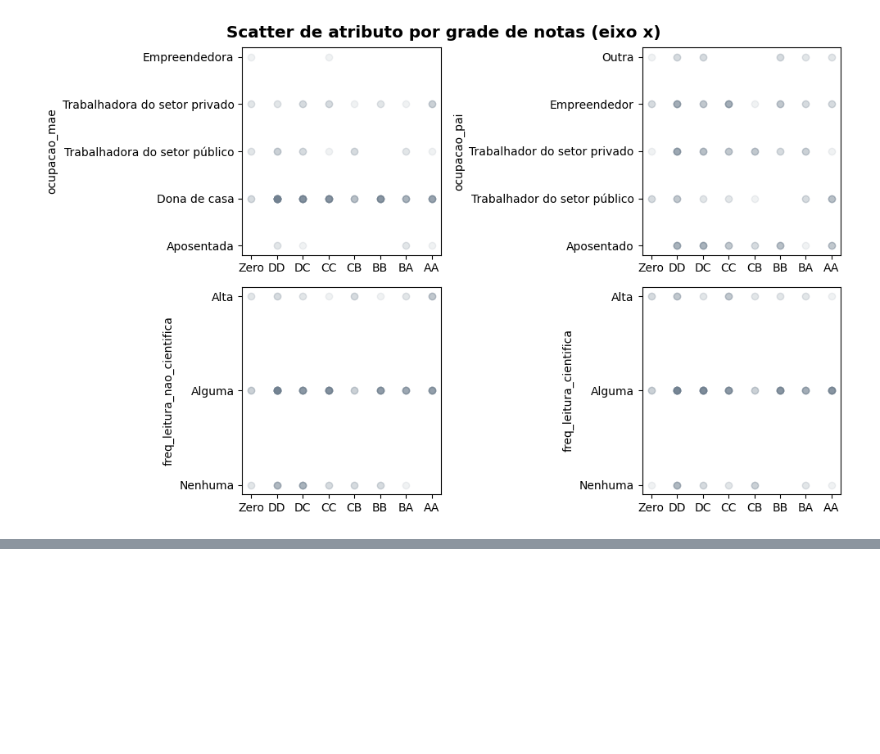
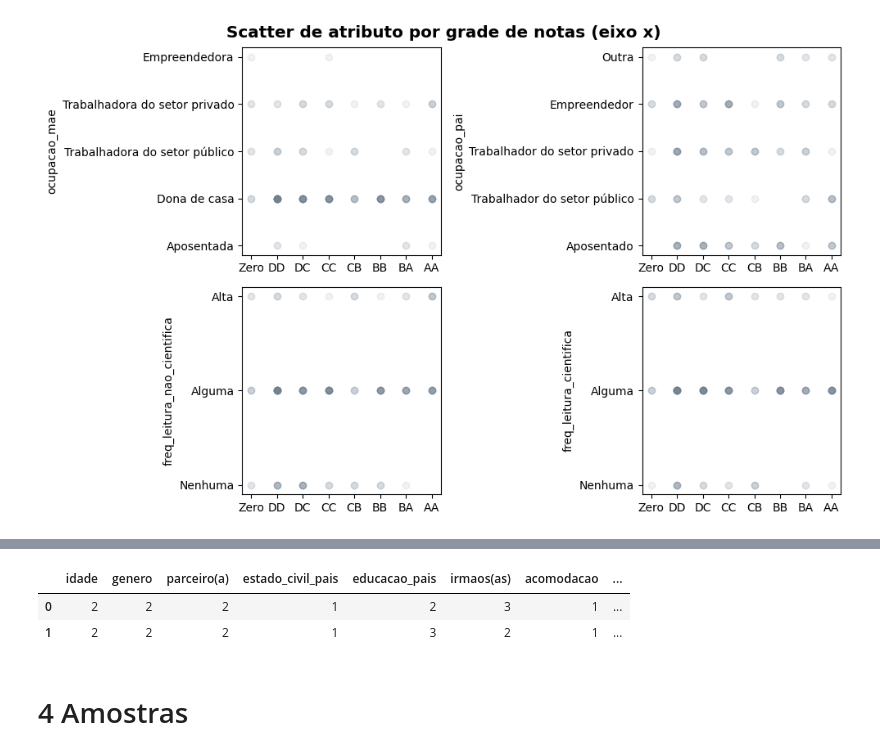
Before and after one commit to IqueMoraes/mvp_analise_exploratoria_e_pre_processamento, a Jupyter notebook: MVP_.ipynb, the cells around one changed output, grey strips where cells are left out. Saved outputs shown, nothing was run; the diff lists cells and outputs as text; code cells hidden in the pictures; blank space fills up the shorter version.

```diff
--- a/MVP_.ipynb
+++ b/MVP_.ipynb
@@ -1221,0 +1329,37 @@ plt.show()
+# %%
+# reorganizando as colunas por características pessoais, condições pessoais e escolhas universitárias
+order_columns = [
+    'idade',                         #1
+    'genero',                        #2
+    'parceiro(a)',                   #3
+    'estado_civil_pais',             #4
+    'educacao_pais',                 #5
+    'irmaos(as)',                    #6
+    'acomodacao',                    #7
+    'meio_de_transporte',            #8
+    'trabalho',                      #9
+    'salario_total',                 #10
+    'atividade_extra',               #11
+    'natureza_graducao',             #12
+    'bolsa_estudo',                  #13
+    'estudos_semanais',              #14
+    'freq_aula',                     #15
+    'atencao_aula',                  #16
+    'freq_evento_academico_dpto',    #17
+    'melhora_com_debates',           #18
+    'freq_leitura',                  #19
+    'estudo_avaliacoes',             #20
+    'organizacao_avaliacoes',        #21
+    'utilidade_aula_mista',          #22
+    'impacto_do_projeto_no_sucesso', #23
+    'media_acumulada_ultimo_sem',    #24
+    'expectativa_media_acumulada',   #25
+    'grade_notas',                   #26
+]
+# %%
+students_treatment_df = students_treatment_df.reindex(columns=order_columns)
+students_treatment_df.head(2)
+# %% [output]
+|  | idade | genero | parceiro(a) | estado_civil_pais | educacao_pais | irmaos(as) | acomodacao | ... |
+| 0 | 2 | 2 | 2 | 1 | 2 | 3 | 1 | ... |
+| 1 | 2 | 2 | 2 | 1 | 3 | 2 | 1 | ... |
@@ -1221,0 +1561,2 @@ plt.show()
+# %% [markdown]
+# 4 Amostras
```
Also changed, not shown: parts of 23 cells of this notebook.
